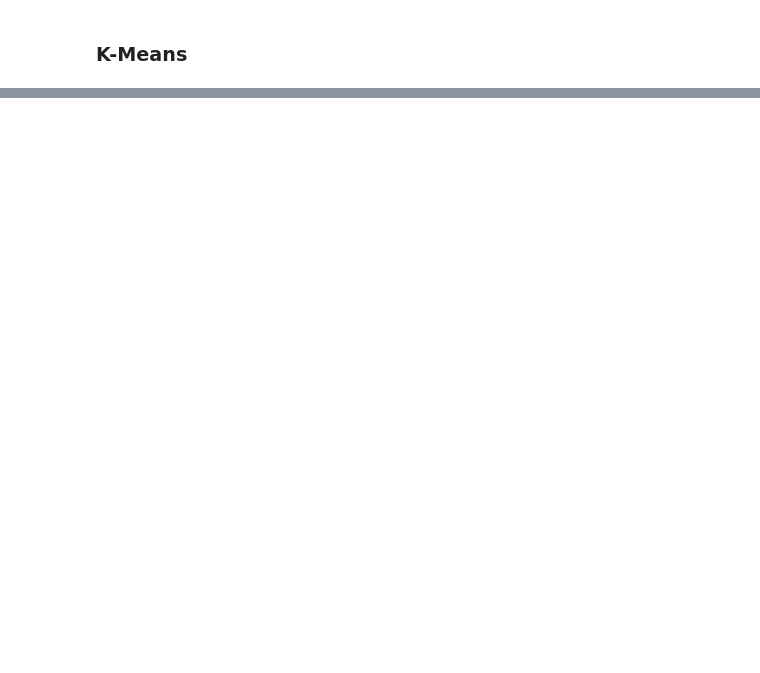
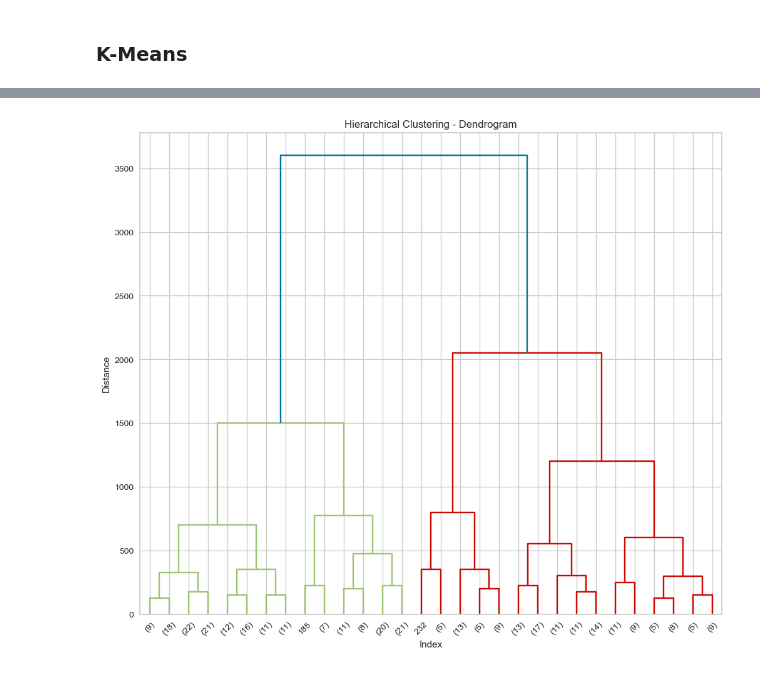
Before and after one commit to ayberkozcan/clustering-exercises, a Jupyter notebook: Analyzing Penguin Species/clustering_penguins.ipynb, the cells around one changed output, grey strips where cells are left out. Cells and saved outputs as stored; diff of their text form; code cells hidden in the pictures; blank space fills up the shorter version.

```diff
--- a/Analyzing Penguin Species/clustering_penguins.ipynb
+++ b/Analyzing Penguin Species/clustering_penguins.ipynb
@@ -267,0 +308,4 @@ plt.show()
+# %%
+hc_complete = linkage(df, "complete")
+
+print("\nHierarchical Clustering (Complete Linkage):\n", hc_complete)
@@ -267,0 +321,15 @@ plt.show()
+# %%
+plt.figure(figsize=(12,10))
+plt.title("Hierarchical Clustering - Dendrogram")
+plt.xlabel("Index")
+plt.ylabel("Distance")
+
+dendrogram(hc_complete,
+           leaf_font_size=10,
+           truncate_mode="lastp",
+           p=30
+)
+
+plt.show()
+# %% [output]
+[figure, added]
```
Also changed, not shown: parts of 15 cells of this notebook.
